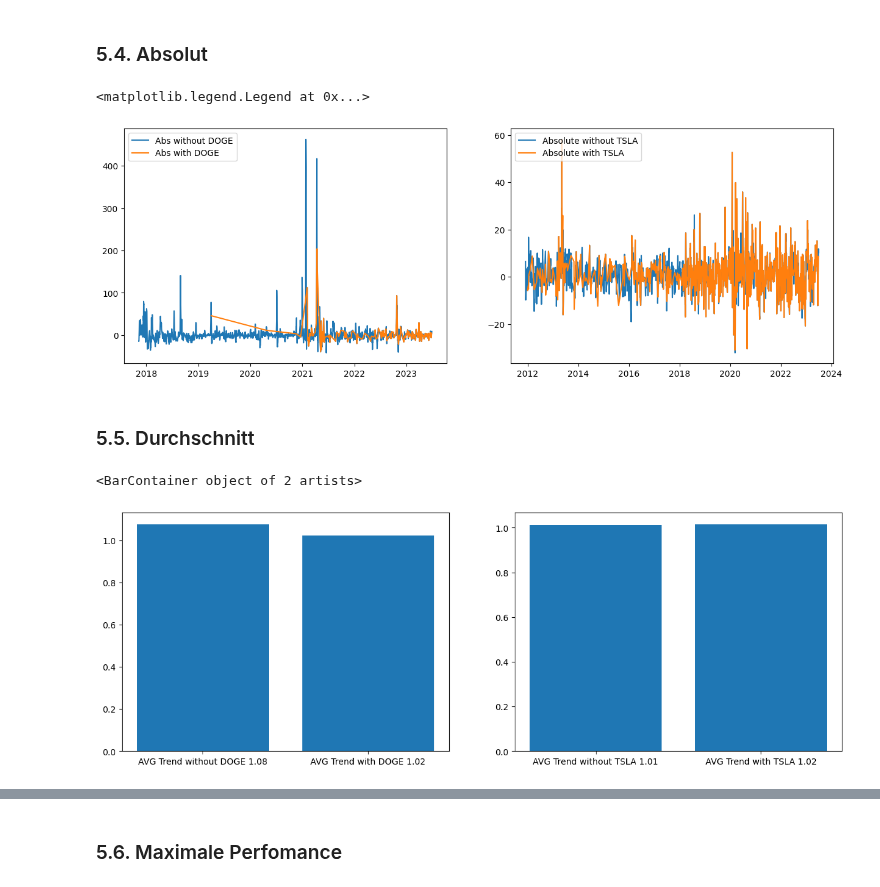
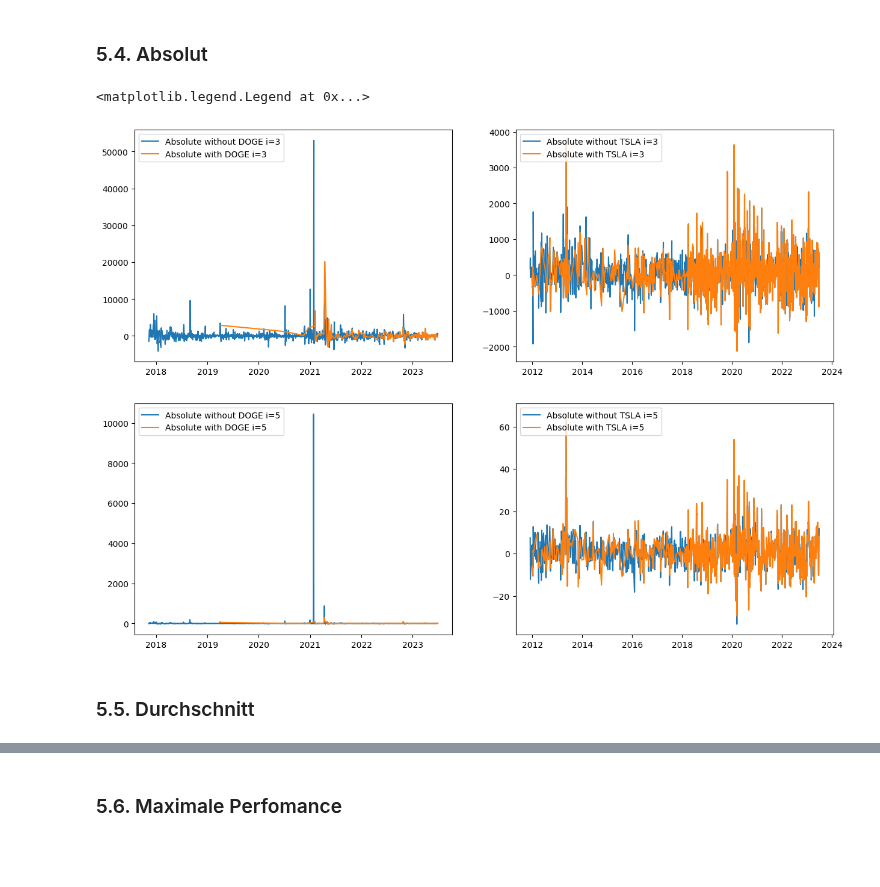
Before and after one commit to alphaname007/BigDataBandits, a Jupyter notebook: code_main.ipynb, the cells around one changed output, grey strips where cells are left out. Saved outputs shown, nothing was run; the diff lists cells and outputs as text; code cells hidden in the pictures; blank space fills up the shorter version.

```diff
--- a/code_main.ipynb
+++ b/code_main.ipynb
@@ -157,7 +157,7 @@ def check_filter(text:str, filter_list:list, hit:bool):
             return hit
     return not hit
 
-def get_interval(search_date:datetime, stock:pd.DataFrame, interval_length:int=5):
+def get_interval(search_date:datetime, stock:pd.DataFrame, interval_length:int=3):
     search_date = search_date - datetime.timedelta(days=1)
 
     #find the start date under the consideration that the given startdate does not exist
@@ -188,7 +188,7 @@ Dieses Verfahren hat den Vorteil, dass nun alle Werte des Intervalls gleichermas
 def get_absolute(stock_part:pd.DataFrame):
     initial = stock_part.iloc[0]["close"]
     final = stock_part.iloc[-1]["close"]
-    return (final - initial) / abs(initial) * 100
+    return round((final - initial) / abs(initial) * 100, 4) * 100
 
 def get_trend(stock_part:pd.DataFrame):
     colses_of_interval:list = stock_part["close"].tolist()
@@ -204,7 +204,7 @@ def get_trend(stock_part:pd.DataFrame):
     y_first = model.predict(x_first)[0]
     y_last = model.predict(x_last)[0]
 
-    change_percentage = round((y_last / y_first), 4)
+    change_percentage = round((y_last - y_first) / abs(y_first), 4) * 100
 
     return [change_percentage, model]
 # %% [markdown]
@@ -225,7 +225,7 @@ Schlussendlich werden nun alle Werte unter diesem Tag in den Datensatz "influenc
 Hat die Schleife nun alle Posts abgearbeitet, kann nun dieser Datensatz zurückgegeben werden.
 Zudem wird nun noch der prozentuale Anteil der im "influence" enthaltenen Posts von allen Posts ermittelt und zurück gegeben werden.
 # %%
-def get_influence(stock:pd.DataFrame, posts:pd.DataFrame=Posts, filter_list:list=[], hit:bool=False,):
+def get_influence(stock:pd.DataFrame, posts:pd.DataFrame=Posts, filter_list:list=[], hit:bool=False, interval_length:int=3):
     # find a common start date
     start_date = max(posts['date'].min(), stock['date'].min())
     # adjust Posts to startdate
@@ -244,7 +244,7 @@ def get_influence(stock:pd.DataFrame, posts:pd.DataFrame=Posts, filter_list:list
             date = pd.to_datetime(post['date']).normalize()
 
             if not date == old_date:
-                interval = get_interval(date, stock)
+                interval = get_interval(date, stock, interval_length)
 
                 if interval is None:
                     print("No Data Available")
@@ -350,30 +372,27 @@ axs[1].legend(labels=["Trend without TSLA", "Trend with TSLA"], loc="upper left"
 <a name="54-absolut"></a>
 ### 5.4. Absolut ###
 # %%
-fig, axs = plt.subplots(1, 2, figsize=(15, 5))
+fig1, axs1 = plt.subplots(1, 2, figsize=(15, 5))
+fig2, axs2 = plt.subplots(1, 2, figsize=(15, 5))
 plt.gca().xaxis.set_major_formatter(mdates.DateFormatter('%Y'))
 
-axs[0].plot(influences_n_d['date'], influences_n_d['absolute'])
-axs[0].plot(influences_w_d['date'], influences_w_d['absolute'])
-axs[0].legend(labels=["Abs without DOGE", "Abs with DOGE"], loc="upper left")
+axs1[0].plot(influences_DOGE_e_i3['date'], influences_DOGE_e_i3['absolute'])
+axs1[0].plot(influences_DOGE_i_i3['date'], influences_DOGE_i_i3['absolute'])
+axs1[0].legend(labels=["Absolute without DOGE i=3", "Absolute with DOGE i=3"], loc="upper left")
+axs1[1].plot(influences_TSLA_e_i3['date'], influences_TSLA_e_i3['absolute'])
+axs1[1].plot(influences_TSLA_i_i3['date'], influences_TSLA_i_i3['absolute'])
+axs1[1].legend(labels=["Absolute without TSLA i=3", "Absolute with TSLA i=3"], loc="upper left")
 
-axs[1].plot(influences_n_t['date'], influences_n_t['absolute'])
-axs[1].plot(influences_w_t['date'], influences_w_t['absolute'])
-axs[1].legend(labels=["Absolute without TSLA", "Absolute with TSLA"], loc="upper left")
+axs2[0].plot(influences_DOGE_e_i5['date'], influences_DOGE_e_i5['trend'])
+axs2[0].plot(influences_DOGE_i_i5['date'], influences_DOGE_i_i5['trend'])
+axs2[0].legend(labels=["Absolute without DOGE i=5", "Absolute with DOGE i=5"], loc="upper left")
+axs2[1].plot(influences_TSLA_e_i5['date'], influences_TSLA_e_i5['trend'])
+axs2[1].plot(influences_TSLA_i_i5['date'], influences_TSLA_i_i5['trend'])
+axs2[1].legend(labels=["Absolute without TSLA i=5", "Absolute with TSLA i=5"], loc="upper left")
 # %% [output]
 <matplotlib.legend.Legend at 0x...>
-[figure, old version]
+[figure, new version]
+[figure, added]
 # %% [markdown]
 <a name="55-darstellung"></a>
 ### 5.5. Durchschnitt ###
-# %%
-fig, axs = plt.subplots(1, 2, figsize=(15, 5))
-
-influences_d_trend_avg = [influences_n_d['trend'].mean(), influences_w_d['trend'].mean()]
-influences_t_trend_avg = [influences_n_t['trend'].mean(), influences_w_t['trend'].mean()]
-
-axs[0].bar([f"AVG Trend without DOGE {round(influences_d_trend_avg[0],2 )}", f"AVG Trend with DOGE {round(influences_d_trend_avg[1],2)}"], influences_d_trend_avg)
-axs[1].bar([f"AVG Trend without TSLA {round(influences_t_trend_avg[0],2)}", f"AVG Trend with TSLA {round(influences_t_trend_avg[1],2)}"], influences_t_trend_avg)
-# %% [output]
-<BarContainer object of 2 artists>
-[figure, removed]
```
Also changed, not shown: parts of 13 cells of this notebook, 10 other files.
